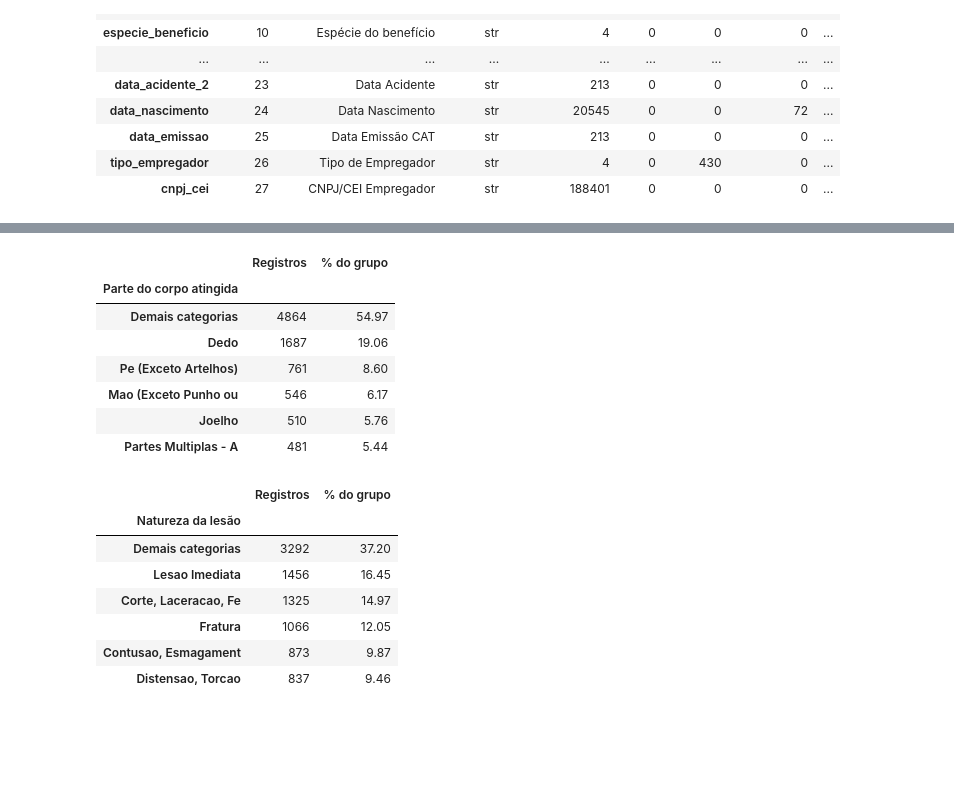
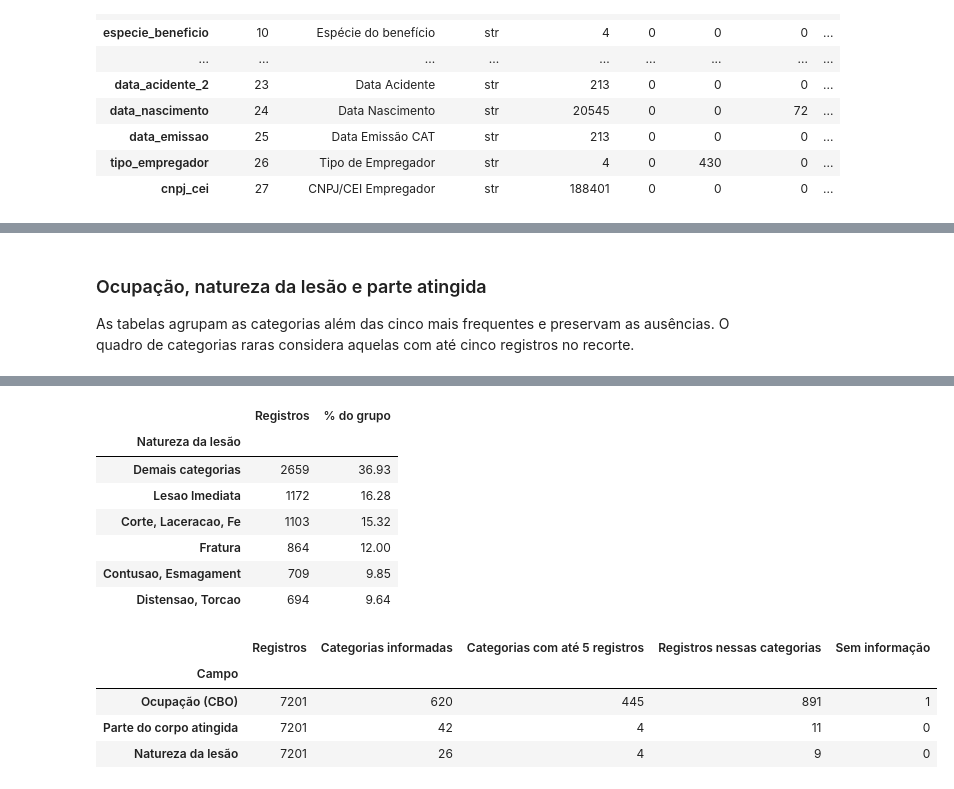
Before and after one commit to aristotelesfl/CD_CAT_2026, a Jupyter notebook: 01_analise_exploratoria.ipynb, the cells around one changed output, grey strips where cells are left out. Cells and saved outputs as stored; diff of their text form; code cells hidden in the pictures; blank space fills up the shorter version.

```diff
--- a/01_analise_exploratoria.ipynb
+++ b/01_analise_exploratoria.ipynb
@@ -174,9 +216,9 @@ populacao = pd.DataFrame({
 }).groupby(brutos["arquivo_origem"]).sum()
 populacao.loc["Total"] = populacao.sum()
 display(populacao)
-base = brutos.loc[selecao].copy()
-n = len(base)
-assert n == populacao.loc["Total", "Com data no semestre"]
+recorte_com_repeticoes = brutos.loc[selecao]
+n_bruto = len(recorte_com_repeticoes)
+assert n_bruto == populacao.loc["Total", "Com data no semestre"]
 # %% [output]
 |  | UF acidente CE | UF empregador CE | CE nos dois campos | Acidente CE e empregador DF | ... |
 | arquivo_origem |  |  |  |  | ... |
@@ -462,0 +490,20 @@ grafico_contagens(tipo.value_counts(), "Tipos de acidente registrados", n, altur
+# %%
+def categoria(serie, extras=()):
+    marcadores_ausencia = [valor.lower() for valor in [*sem_classe, *extras]]
+    return serie.mask(serie.str.lower().isin(marcadores_ausencia), "Sem informação")
+
+
+def grupo_classificado(campo, marcador_zero):
+    codigo = texto[campo]
+    rotulo = base[campo + "_rotulo"].fillna("Rótulo sem correspondência")
+    return categoria(codigo + " · " + rotulo).mask(codigo.isin([*sem_classe, marcador_zero]), "Sem informação")
+
+def agrupar_principais(serie, limite=5):
+    frequentes = serie[serie.ne("Sem informação")].value_counts().head(limite).index
+    return serie.where(serie.isin([*frequentes, "Sem informação"]), "Demais categorias")
+
+cnae = grupo_classificado("cnae", "0000")
+cbo = grupo_classificado("cbo", "000000")
+parte = categoria(texto["parte_atingida"])
+lesao = categoria(texto["natureza_lesao"])
+tipo = categoria(texto["tipo"])
@@ -512,19 +717,10 @@ plt.show()
+# %% [markdown]
+### Ocupação, natureza da lesão e parte atingida
+
+As tabelas agrupam as categorias além das cinco mais frequentes e preservam as ausências. O quadro de categorias raras considera aquelas com até cinco registros no recorte.
 # %%
-def grupo_classificado(campo, marcador_zero):
-    codigo = texto[campo]
-    rotulo = base[campo + "_rotulo"].fillna("Rótulo sem correspondência")
-    return categoria(codigo + " · " + rotulo).mask(codigo.isin([*sem_classe, marcador_zero]), "Sem informação")
-
-def agrupar_principais(serie, limite=5):
-    frequentes = serie[serie.ne("Sem informação")].value_counts().head(limite).index
-    return serie.where(serie.isin([*frequentes, "Sem informação"]), "Demais categorias")
-
-cnae = grupo_classificado("cnae", "0000")
-cbo = grupo_classificado("cbo", "000000")
-parte = categoria(texto["parte_atingida"])
-lesao = categoria(texto["natureza_lesao"])
 resumo_categorias = []
-for titulo, serie in [("Atividade econômica do empregador (CNAE)", cnae), ("Ocupação (CBO)", cbo),
+for titulo, serie in [("Ocupação (CBO)", cbo),
                       ("Parte do corpo atingida", parte), ("Natureza da lesão", lesao)]:
     display(frequencia(agrupar_principais(serie)).rename_axis(titulo))
     freq_conhecidas = serie[serie.ne("Sem informação")].value_counts()
@@ -558,16 +753,13 @@ display(pd.DataFrame(resumo_categorias).set_index("Campo"))
 |  | Registros | % do grupo |
-| Parte do corpo atingida |  |  |
-| Demais categorias | 4864 | 54.97 |
-| Dedo | 1687 | 19.06 |
-| Pe (Exceto Artelhos) | 761 | 8.60 |
-| Mao (Exceto Punho ou | 546 | 6.17 |
-| Joelho | 510 | 5.76 |
-| Partes Multiplas - A | 481 | 5.44 |
+| Natureza da lesão |  |  |
+| Demais categorias | 2659 | 36.93 |
+| Lesao Imediata | 1172 | 16.28 |
+| Corte, Laceracao, Fe | 1103 | 15.32 |
+| Fratura | 864 | 12.00 |
+| Contusao, Esmagament | 709 | 9.85 |
+| Distensao, Torcao | 694 | 9.64 |
-|  | Registros | % do grupo |
-| Natureza da lesão |  |  |
-| Demais categorias | 3292 | 37.20 |
-| Lesao Imediata | 1456 | 16.45 |
-| Corte, Laceracao, Fe | 1325 | 14.97 |
-| Fratura | 1066 | 12.05 |
-| Contusao, Esmagament | 873 | 9.87 |
-| Distensao, Torcao | 837 | 9.46 |
+|  | Registros | Categorias informadas | Categorias com até 5 registros | Registros nessas categorias | Sem informação |
+| Campo |  |  |  |  |  |
+| Ocupação (CBO) | 7201 | 620 | 445 | 891 | 1 |
+| Parte do corpo atingida | 7201 | 42 | 4 | 11 | 0 |
+| Natureza da lesão | 7201 | 26 | 4 | 9 | 0 |
```
Also changed, not shown: parts of 38 cells of this notebook, 12 other files.
